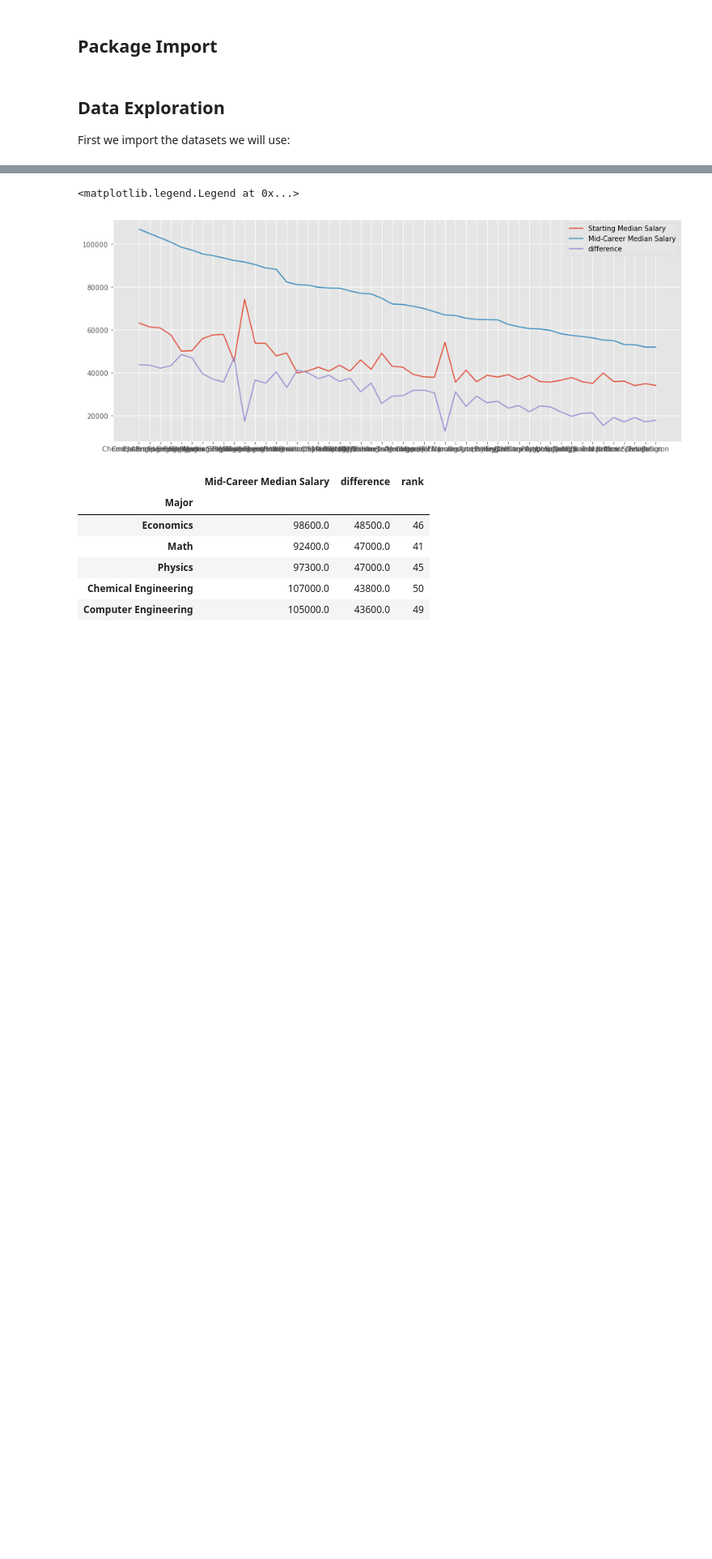
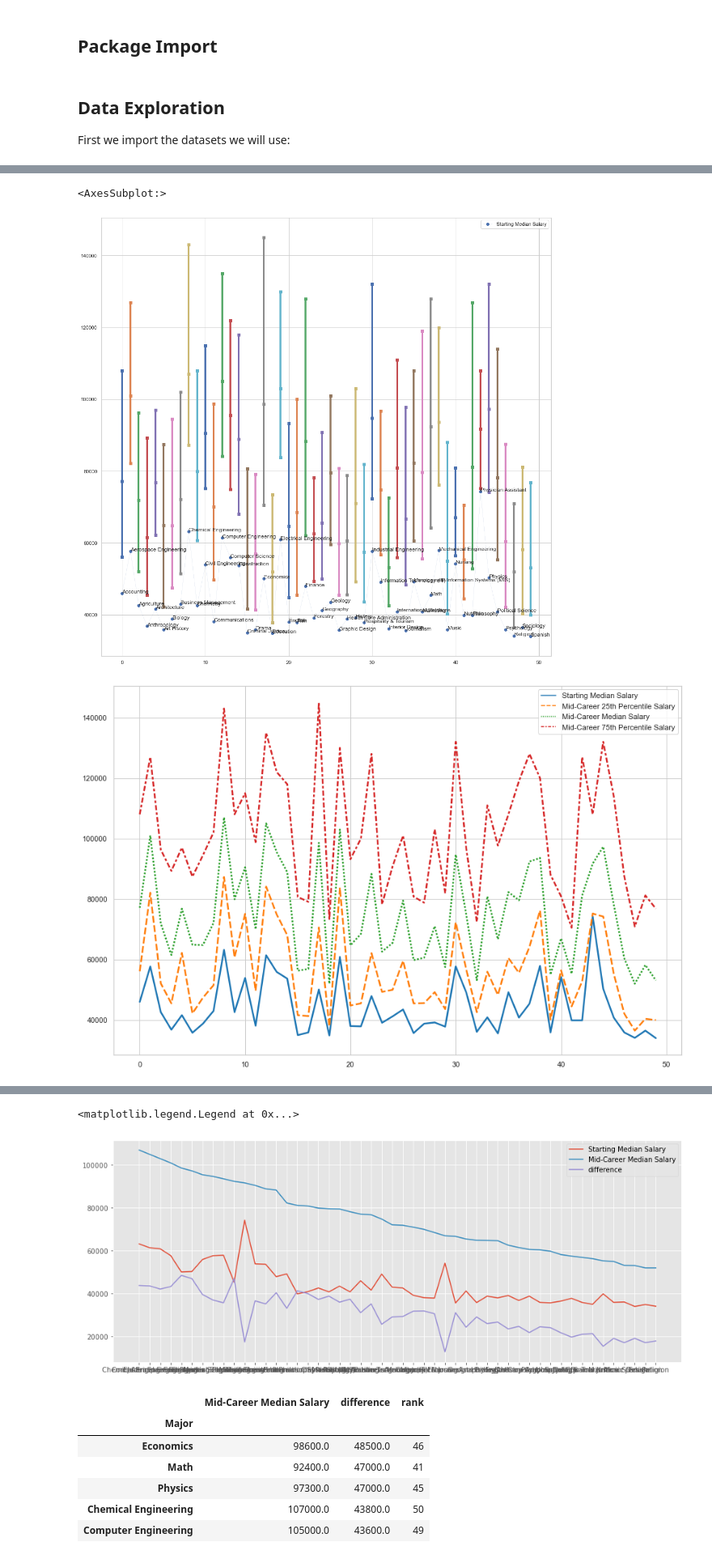
Before and after one commit to UU-Data-Science-Project/Degree-Analyzer, a Jupyter notebook: Project_File.ipynb, the cells around one changed output, grey strips where cells are left out. Shown: that part at 81% size. Saved outputs shown, nothing was run; the diff lists cells and outputs as text; code cells hidden in the pictures; blank space fills up the shorter version.

```diff
--- a/Project_File.ipynb
+++ b/Project_File.ipynb
@@ -53,0 +156,34 @@ major.head()
+# %%
+#Added by Fernando
+
+df_Major = major
+x = range(0,50)
+df_Major['id'] = x
+
+f, ax1 = plt.subplots(figsize=(18, 18))
+
+for i, val in enumerate(df_Major["Major"]):
+    x = np.full((1,3),df_Major['id'][i])
+    y = np.full((1,3),0)
+
+    y[0][0] = df_Major["Mid-Career 25th Percentile Salary"][i]
+    y[0][1] = df_Major["Mid-Career Median Salary"][i]
+    y[0][2] = df_Major["Mid-Career 75th Percentile Salary"][i]
+
+    plt.plot(x[0],y[0],marker='s',linewidth=4)
+
+
+plt.plot(df_Major['id'],df_Major['Starting Median Salary'],marker='o',label='Starting Median Salary',linewidth=.1)
+ax1.legend()
+
+for i, val in enumerate(df_Major["Major"]):
+    plt.annotate(val,xy=(df_Major['id'][i],df_Major['Starting Median Salary'][i]))
+
+
+# added by fernando
+f, ax = plt.subplots(figsize=(15, 10))
+sns.lineplot(data=df_Major[["Starting Median Salary","Mid-Career 25th Percentile Salary","Mid-Career Median Salary","Mid-Career 75th Percentile Salary"]], palette="tab10", linewidth=2.5)
+# %% [output]
+<AxesSubplot:>
+[figure, added]
+[figure, added]
```
Also changed, not shown: parts of 6 cells of this notebook.
